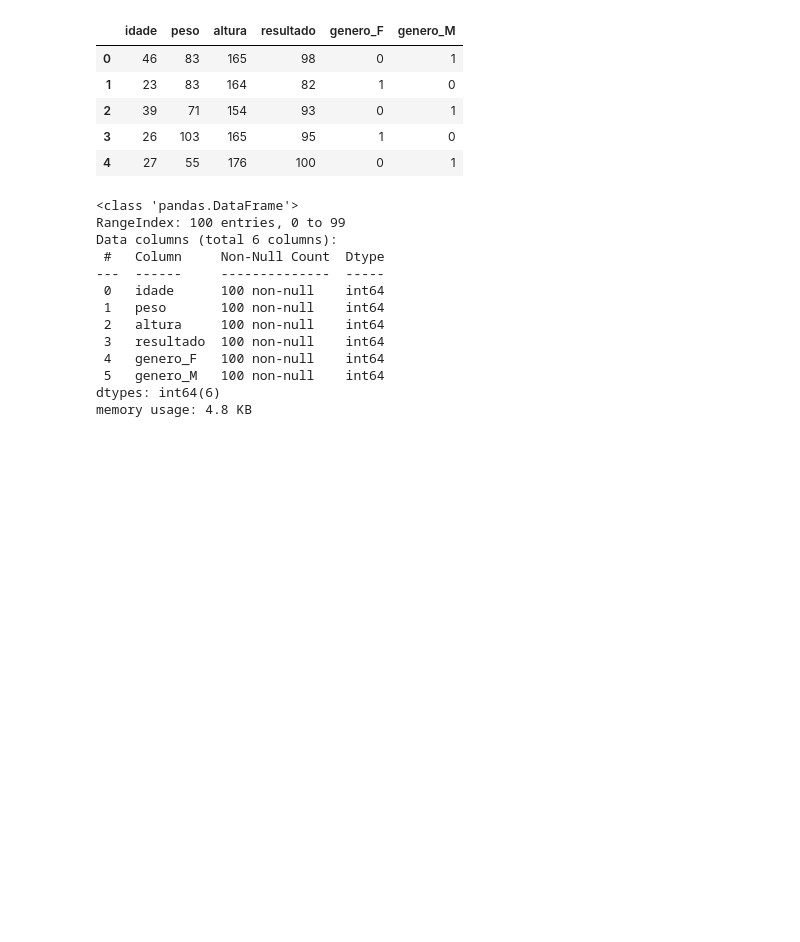
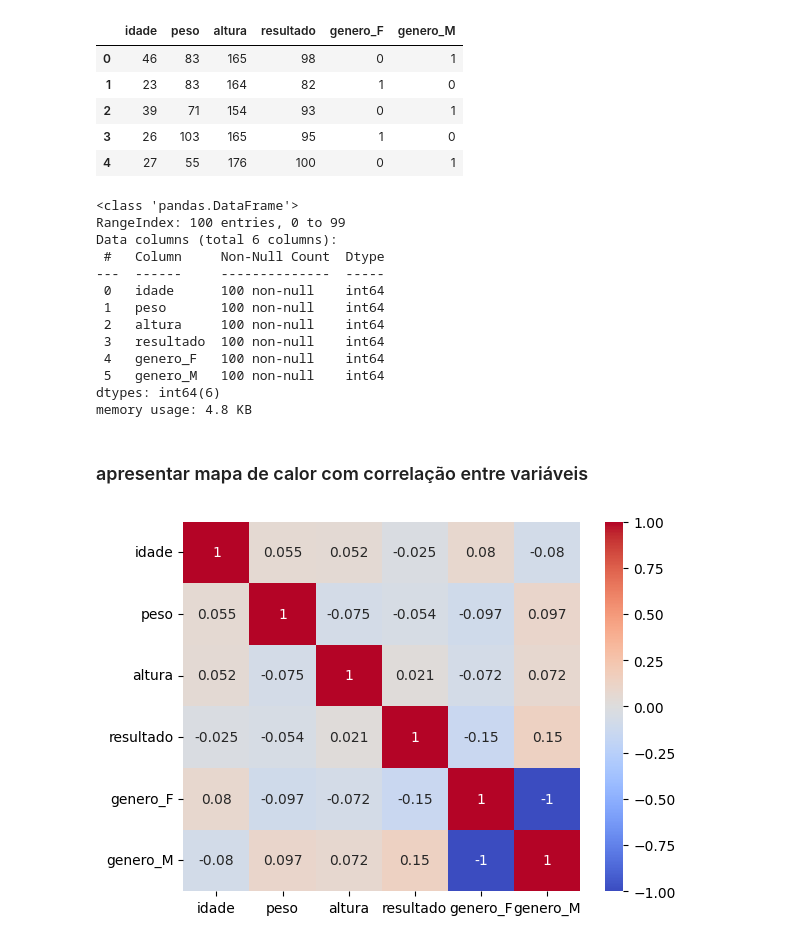
Before and after one commit to thyrsonresquin/sugar-stats, a Jupyter notebook: modelo_diabetes.ipynb, the cells around one changed output. Drawn from its saved outputs; the diff is of its cells as text; code cells hidden in the pictures; blank space fills up the shorter version.

Commit message:
criação de mapas e graficos

```diff
--- a/modelo_diabetes.ipynb
+++ b/modelo_diabetes.ipynb
@@ -88,3 +88,10 @@ Data columns (total 6 columns):
  5   genero_M   100 non-null    int64
 dtypes: int64(6)
 memory usage: 4.8 KB
+# %% [markdown]
+### apresentar mapa de calor com correlação entre variáveis
+# %%
+sns.heatmap(df_exames.corr(), vmin=-1, vmax=1,annot=True, cmap='coolwarm')
+plt.show()
+# %% [output]
+[figure, added]
```
Also changed, not shown: parts of 6 cells of this notebook.
